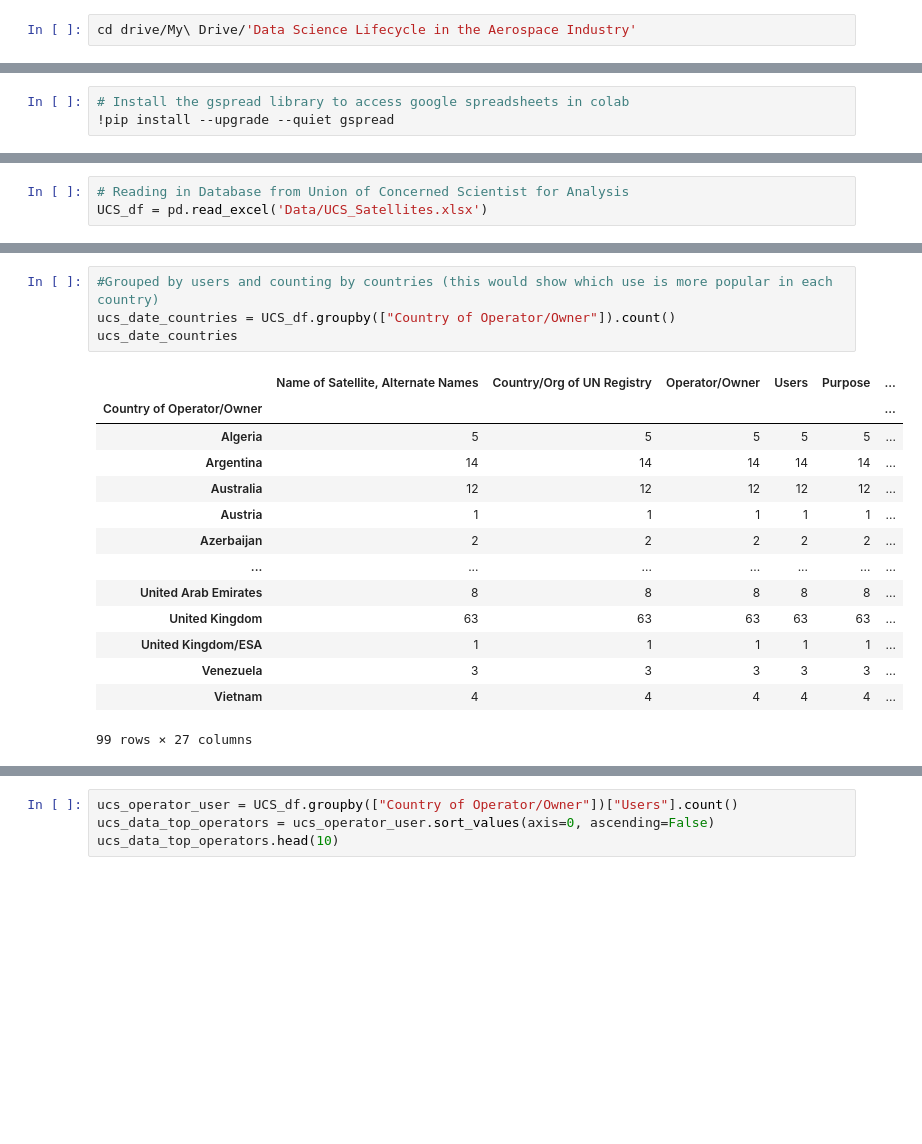
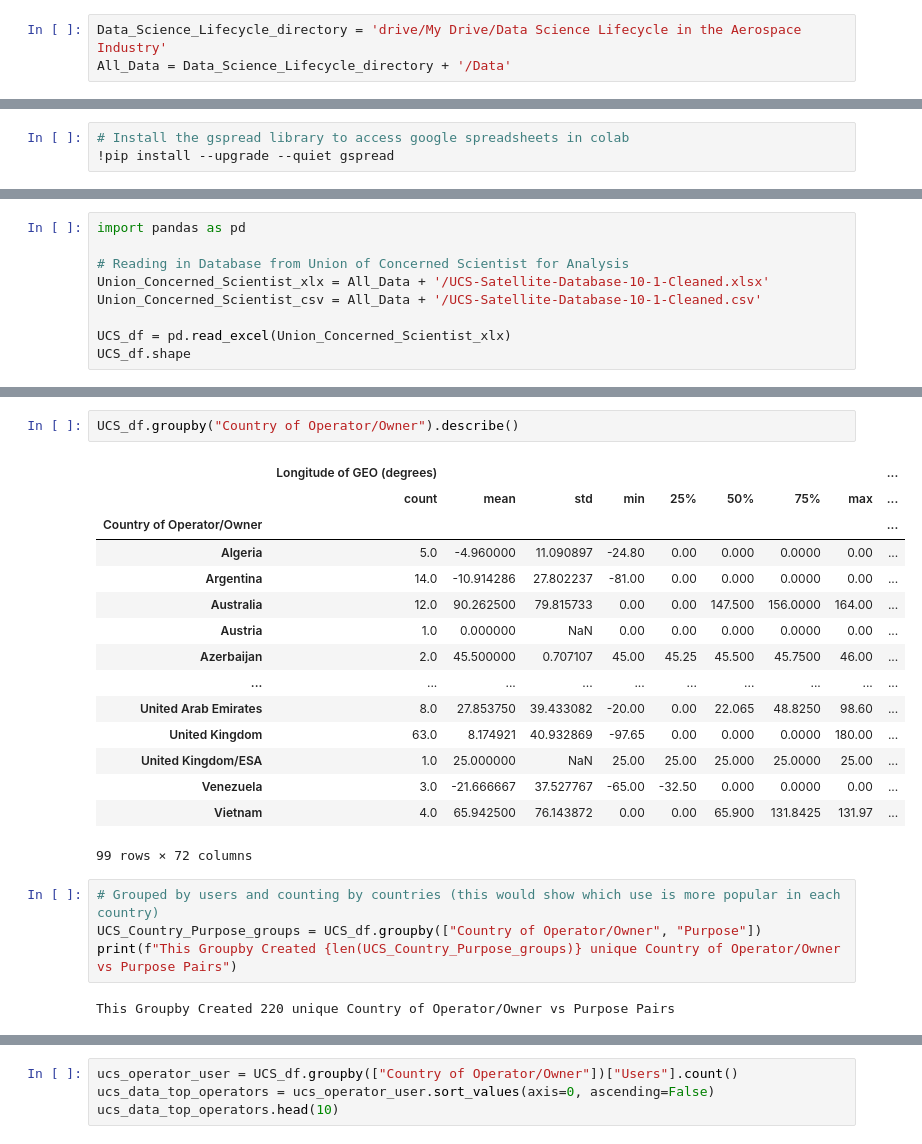
Before and after one commit to GateraGael/Data-Science-Life-Cycle-Global-Rocket-Launch-Study, a Jupyter notebook: Aerospace_Launch_Business_Data_Analysis.ipynb, the cells around one changed output, grey strips where cells are left out. Cells and saved outputs as stored; diff of their text form; blank space fills up the shorter version.

```diff
--- a/Aerospace_Launch_Business_Data_Analysis.ipynb
+++ b/Aerospace_Launch_Business_Data_Analysis.ipynb
@@ -6,4 +7,5 @@ drive.mount('/content/drive')
 # %% [output]
 Mounted at /content/drive
 # %%
-cd drive/My\ Drive/'Data Science Lifecycle in the Aerospace Industry'
+Data_Science_Lifecycle_directory = 'drive/My Drive/Data Science Lifecycle in the Aerospace Industry'
+All_Data = Data_Science_Lifecycle_directory + '/Data'
@@ -418,3 +425,9 @@ The database is downloaded as an excel workbook but had to be converted to a Pan
 # %%
+import pandas as pd
+
 # Reading in Database from Union of Concerned Scientist for Analysis
-UCS_df = pd.read_excel('Data/UCS_Satellites.xlsx')
+Union_Concerned_Scientist_xlx = All_Data + '/UCS-Satellite-Database-10-1-Cleaned.xlsx'
+Union_Concerned_Scientist_csv = All_Data + '/UCS-Satellite-Database-10-1-Cleaned.csv'
+
+UCS_df = pd.read_excel(Union_Concerned_Scientist_xlx)
+UCS_df.shape
@@ -487,19 +610,24 @@ UCS_df.head()
+# %%
+UCS_df.groupby("Country of Operator/Owner").describe()
+# %% [output]
+|  | Longitude of GEO (degrees) |  |  |  |  |  |  |  | ... |
+|  | count | mean | std | min | 25% | 50% | 75% | max | ... |
+| Country of Operator/Owner |  |  |  |  |  |  |  |  | ... |
+| Algeria | 5.0 | -4.960000 | 11.090897 | -24.80 | 0.00 | 0.000 | 0.0000 | 0.00 | ... |
+| Argentina | 14.0 | -10.914286 | 27.802237 | -81.00 | 0.00 | 0.000 | 0.0000 | 0.00 | ... |
+| Australia | 12.0 | 90.262500 | 79.815733 | 0.00 | 0.00 | 147.500 | 156.0000 | 164.00 | ... |
+| Austria | 1.0 | 0.000000 | NaN | 0.00 | 0.00 | 0.000 | 0.0000 | 0.00 | ... |
+| Azerbaijan | 2.0 | 45.500000 | 0.707107 | 45.00 | 45.25 | 45.500 | 45.7500 | 46.00 | ... |
+| ... | ... | ... | ... | ... | ... | ... | ... | ... | ... |
+| United Arab Emirates | 8.0 | 27.853750 | 39.433082 | -20.00 | 0.00 | 22.065 | 48.8250 | 98.60 | ... |
+| United Kingdom | 63.0 | 8.174921 | 40.932869 | -97.65 | 0.00 | 0.000 | 0.0000 | 180.00 | ... |
+| United Kingdom/ESA | 1.0 | 25.000000 | NaN | 25.00 | 25.00 | 25.000 | 25.0000 | 25.00 | ... |
+| Venezuela | 3.0 | -21.666667 | 37.527767 | -65.00 | -32.50 | 0.000 | 0.0000 | 0.00 | ... |
+| Vietnam | 4.0 | 65.942500 | 76.143872 | 0.00 | 0.00 | 65.900 | 131.8425 | 131.97 | ... |
+99 rows × 72 columns
 # %%
-#Grouped by users and counting by countries (this would show which use is more popular in each country)
-ucs_date_countries = UCS_df.groupby(["Country of Operator/Owner"]).count()
-ucs_date_countries
+# Grouped by users and counting by countries (this would show which use is more popular in each country)
+UCS_Country_Purpose_groups = UCS_df.groupby(["Country of Operator/Owner", "Purpose"])
+print(f"This Groupby Created {len(UCS_Country_Purpose_groups)} unique Country of Operator/Owner vs Purpose Pairs")
 # %% [output]
-|  | Name of Satellite, Alternate Names | Country/Org of UN Registry | Operator/Owner | Users | Purpose | ... |
-| Country of Operator/Owner |  |  |  |  |  | ... |
-| Algeria | 5 | 5 | 5 | 5 | 5 | ... |
-| Argentina | 14 | 14 | 14 | 14 | 14 | ... |
-| Australia | 12 | 12 | 12 | 12 | 12 | ... |
-| Austria | 1 | 1 | 1 | 1 | 1 | ... |
-| Azerbaijan | 2 | 2 | 2 | 2 | 2 | ... |
-| ... | ... | ... | ... | ... | ... | ... |
-| United Arab Emirates | 8 | 8 | 8 | 8 | 8 | ... |
-| United Kingdom | 63 | 63 | 63 | 63 | 63 | ... |
-| United Kingdom/ESA | 1 | 1 | 1 | 1 | 1 | ... |
-| Venezuela | 3 | 3 | 3 | 3 | 3 | ... |
-| Vietnam | 4 | 4 | 4 | 4 | 4 | ... |
-99 rows × 27 columns
+This Groupby Created 220 unique Country of Operator/Owner vs Purpose Pairs
```
Also changed, not shown: parts of 60 cells of this notebook.
